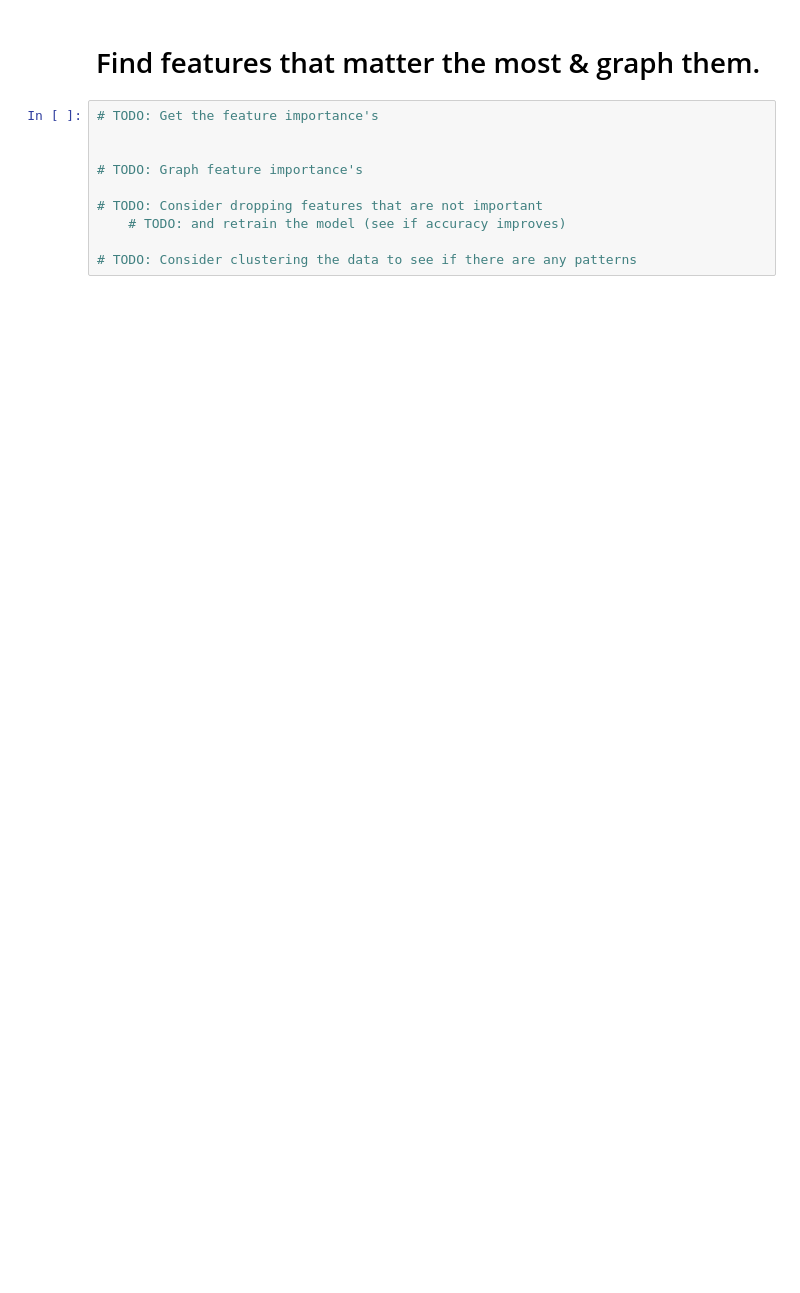
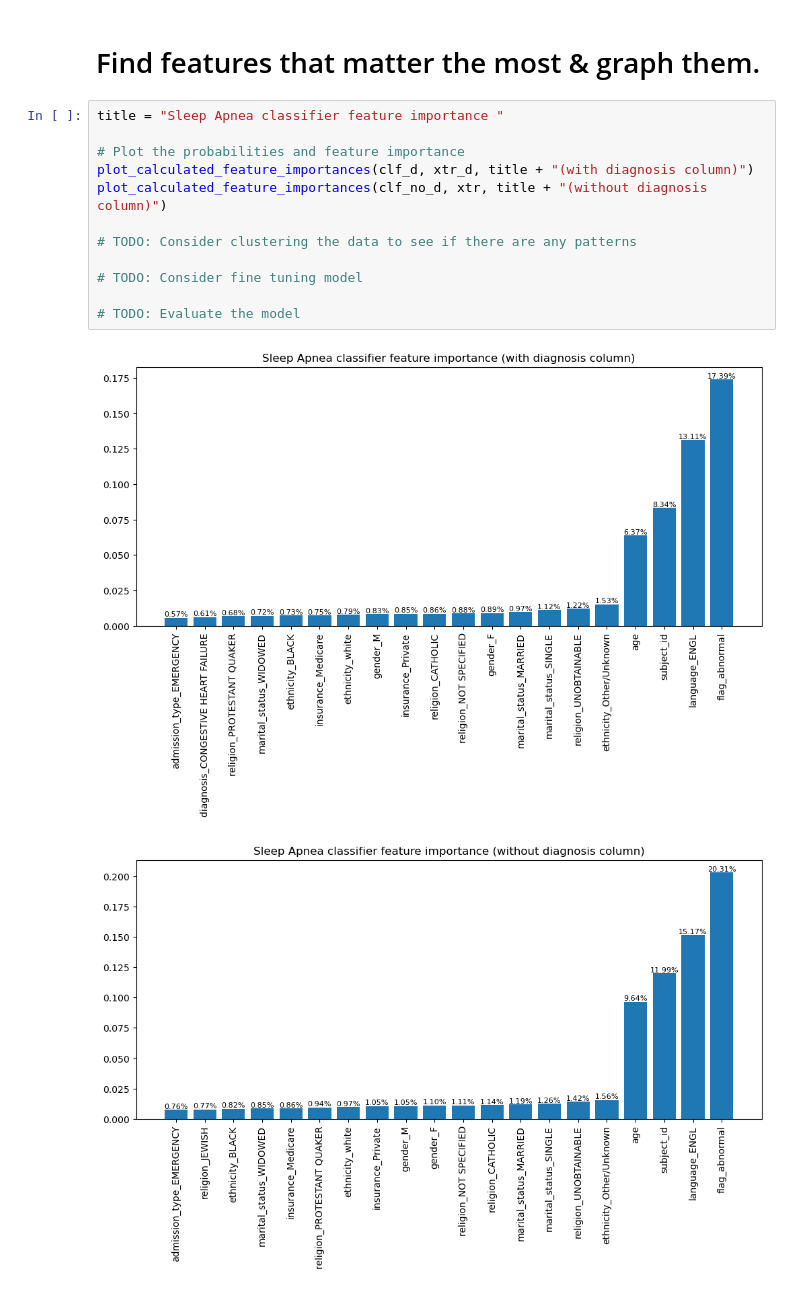
Before and after one commit to CountDer3k/Homework-AIH-2025, a Jupyter notebook: HW5/2 - Data Cleaning and Splitting.ipynb, the cells around one changed output. Cells and saved outputs as stored; diff of their text form; blank space fills up the shorter version.

```diff
--- a/HW5/2 - Data Cleaning and Splitting.ipynb
+++ b/HW5/2 - Data Cleaning and Splitting.ipynb
@@ -73,12 +103,17 @@ Accuracy: 99.9758%
 # %% [markdown]
 # Find features that matter the most & graph them.
 # %%
-# TODO: Get the feature importance's
+title = "Sleep Apnea classifier feature importance "
 
-
-# TODO: Graph feature importance's
-
-# TODO: Consider dropping features that are not important
-    # TODO: and retrain the model (see if accuracy improves)
+# Plot the probabilities and feature importance
+plot_calculated_feature_importances(clf_d, xtr_d, title + "(with diagnosis column)")
+plot_calculated_feature_importances(clf_no_d, xtr, title + "(without diagnosis column)")
 
 # TODO: Consider clustering the data to see if there are any patterns
+
+# TODO: Consider fine tuning model
+
+# TODO: Evaluate the model
+# %% [output]
+[figure, added]
+[figure, added]
```
Also changed, not shown: parts of 9 cells of this notebook, 1 other file.
